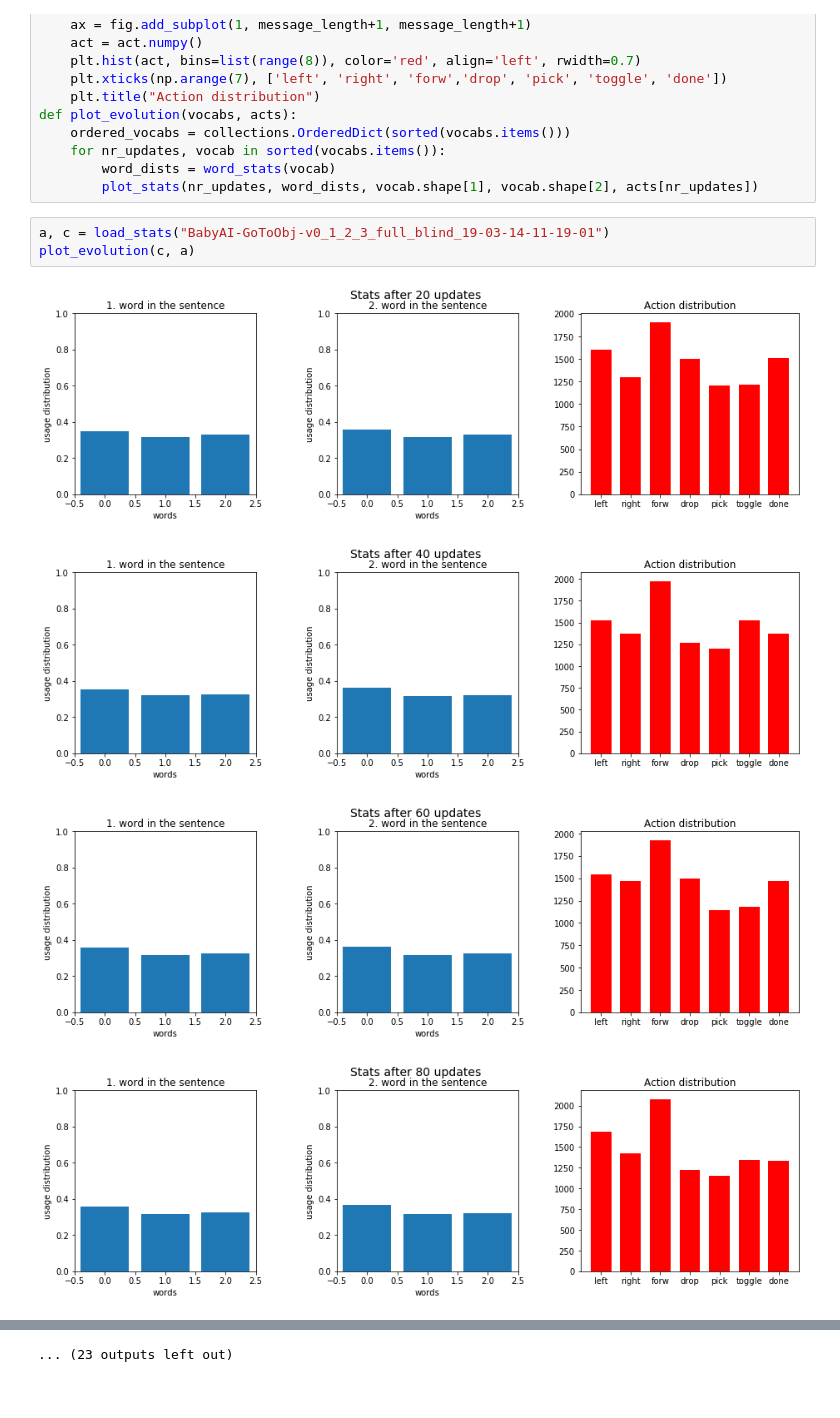
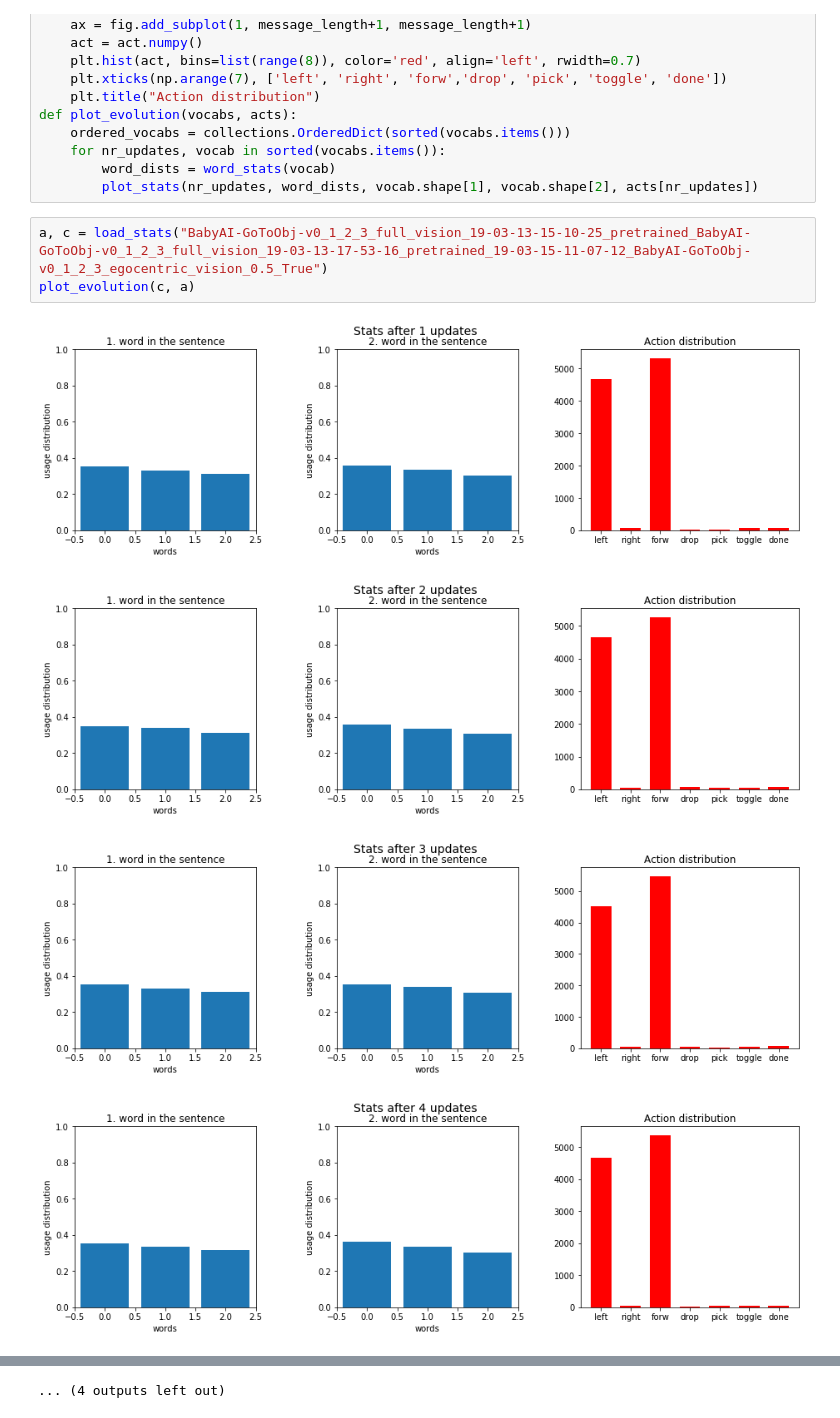
Before and after one commit to Bencee16/babyai, a Jupyter notebook: babyai/plot_stats.ipynb, the cells around one changed output, grey strips where cells are left out. Drawn from its saved outputs; the diff is of its cells as text.

```diff
--- a/babyai/plot_stats.ipynb
+++ b/babyai/plot_stats.ipynb
@@ -55,10 +55,10 @@ def plot_evolution(vocabs, acts):
         word_dists = word_stats(vocab)
         plot_stats(nr_updates, word_dists, vocab.shape[1], vocab.shape[2], acts[nr_updates])
 # %%
-a, c = load_stats("BabyAI-GoToObj-v0_1_2_3_full_blind_19-03-14-11-19-01")
+a, c = load_stats("BabyAI-GoToObj-v0_1_2_3_full_vision_19-03-13-15-10-25_pretrained_BabyAI-GoToObj-v0_1_2_3_full_vision_19-03-13-17-53-16_pretrained_19-03-15-11-07-12_BabyAI-GoToObj-v0_1_2_3_egocentric_vision_0.5_True")
 plot_evolution(c, a)
 # %% [output]
-[figure, old version]
+[figure, new version]
-[figure, old version]
+[figure, new version]
-[figure, old version]
+[figure, new version]
-[figure, old version]
+[figure, new version]
@@ -73 +73 @@ plot_evolution(c, a)
-... (23 outputs left out)
+... (4 outputs left out)
```
Also changed, not shown: parts of 1 cell of this notebook, 1 other file.
